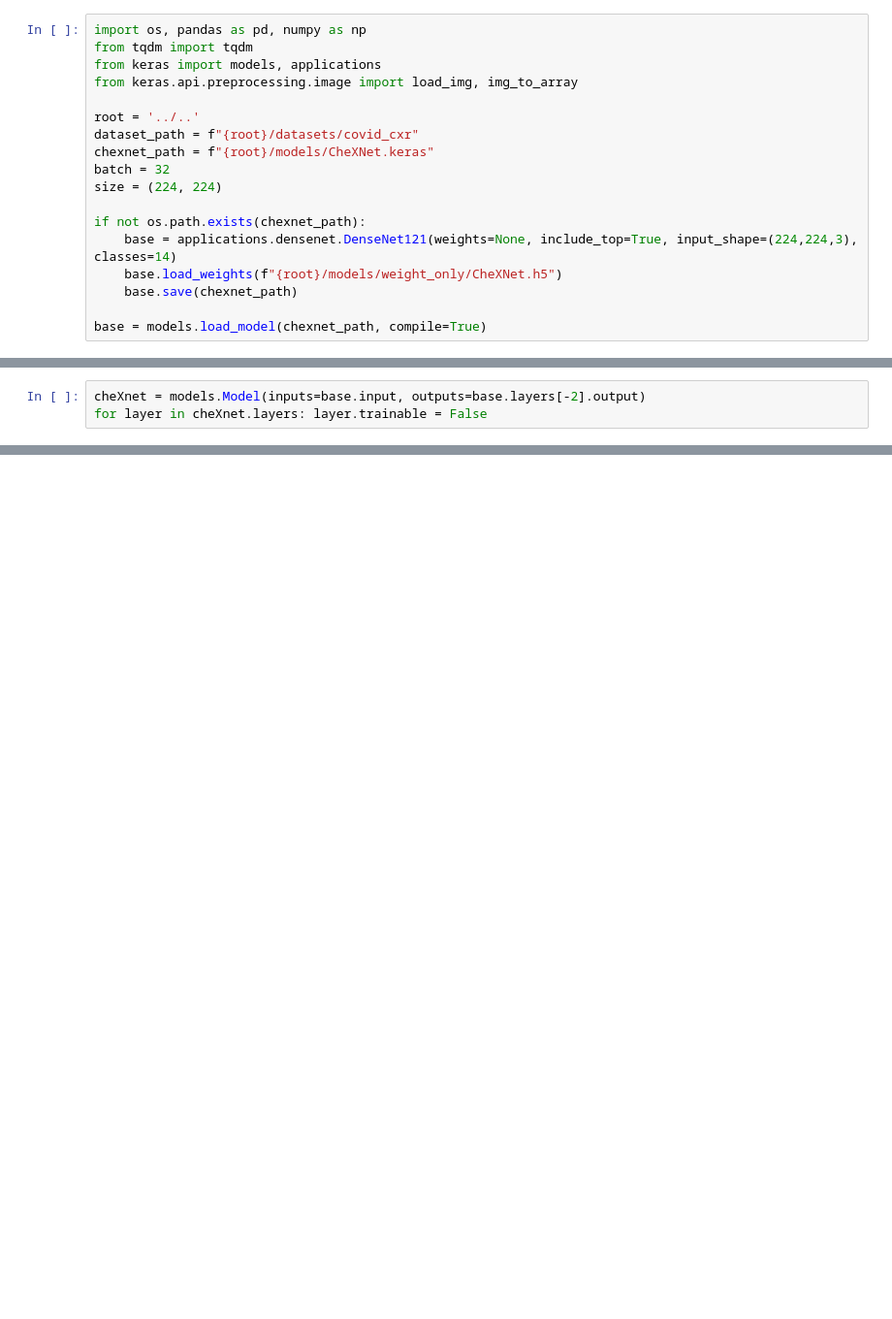
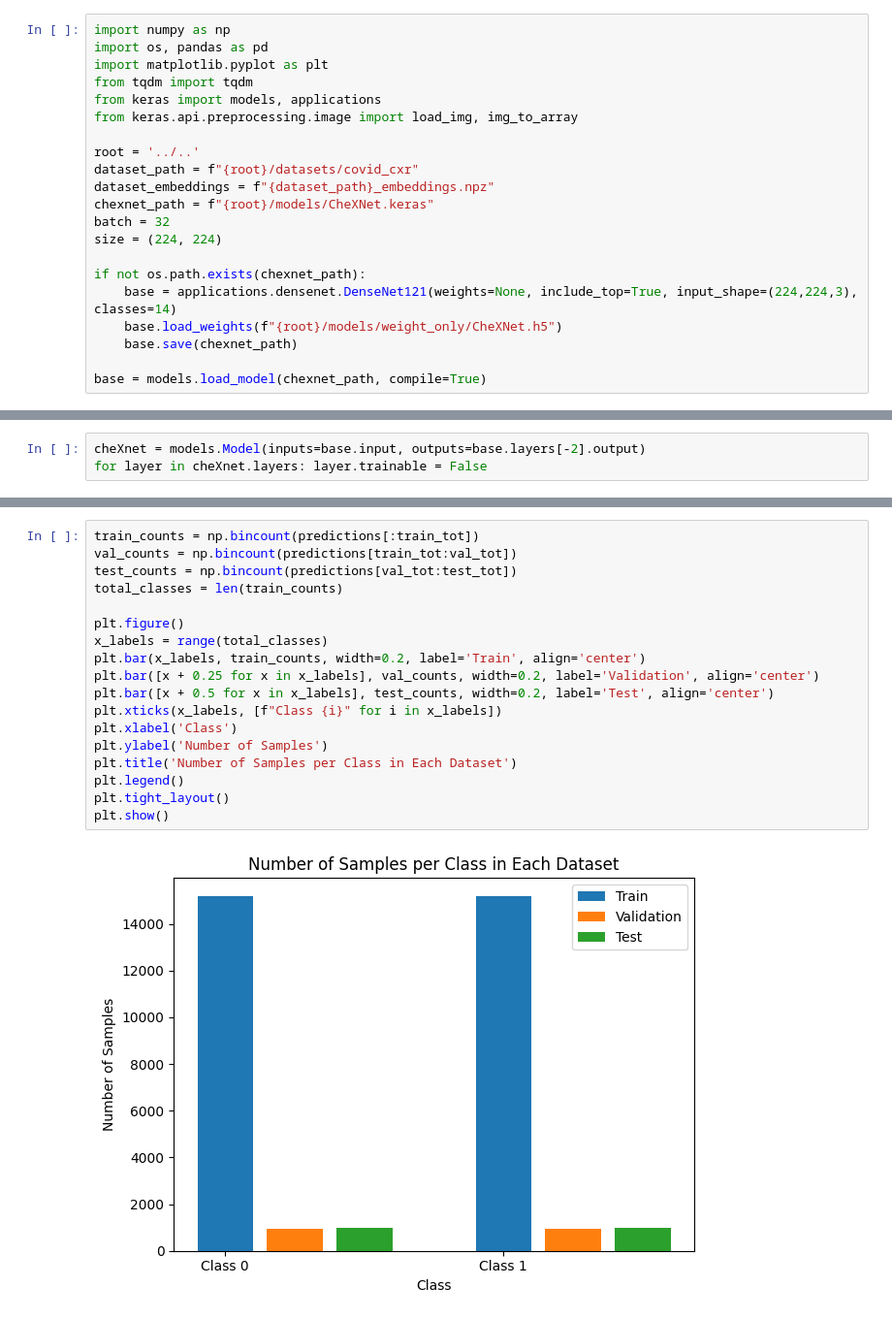
Before and after one commit to Berack96/upo-AIContrastive, a Jupyter notebook: src/chexnet/dataset_chexnet.ipynb, the cells around one changed output, grey strips where cells are left out. Shown: that part at 97% size. Cells and saved outputs as stored; diff of their text form; blank space fills up the shorter version.

```diff
--- a/src/chexnet/dataset_chexnet.ipynb
+++ b/src/chexnet/dataset_chexnet.ipynb
@@ -3,13 +3,16 @@
 Uso della CheXNet per migliorare gli embedding e le predizioni.\
 Per prima cosa carico la CheXNet dall'architettura DenseNet121 e dai pesi scaricati nella apposita directory.
 # %%
-import os, pandas as pd, numpy as np
+import numpy as np
+import os, pandas as pd
+import matplotlib.pyplot as plt
 from tqdm import tqdm
 from keras import models, applications
 from keras.api.preprocessing.image import load_img, img_to_array
 
 root = '../..'
 dataset_path = f"{root}/datasets/covid_cxr"
+dataset_embeddings = f"{dataset_path}_embeddings.npz"
 chexnet_path = f"{root}/models/CheXNet.keras"
 batch = 32
 size = (224, 224)
@@ -57 +131,21 @@ for i, img_name in enumerate(tqdm(images)):
+# %%
+train_counts = np.bincount(predictions[:train_tot])
+val_counts = np.bincount(predictions[train_tot:val_tot])
+test_counts = np.bincount(predictions[val_tot:test_tot])
+total_classes = len(train_counts)
+
+plt.figure()
+x_labels = range(total_classes)
+plt.bar(x_labels, train_counts, width=0.2, label='Train', align='center')
+plt.bar([x + 0.25 for x in x_labels], val_counts, width=0.2, label='Validation', align='center')
+plt.bar([x + 0.5 for x in x_labels], test_counts, width=0.2, label='Test', align='center')
+plt.xticks(x_labels, [f"Class {i}" for i in x_labels])
+plt.xlabel('Class')
+plt.ylabel('Number of Samples')
+plt.title('Number of Samples per Class in Each Dataset')
+plt.legend()
+plt.tight_layout()
+plt.show()
+# %% [output]
+[figure, added]
 # %%
```
Also changed, not shown: parts of 5 cells of this notebook, 4 other files.
